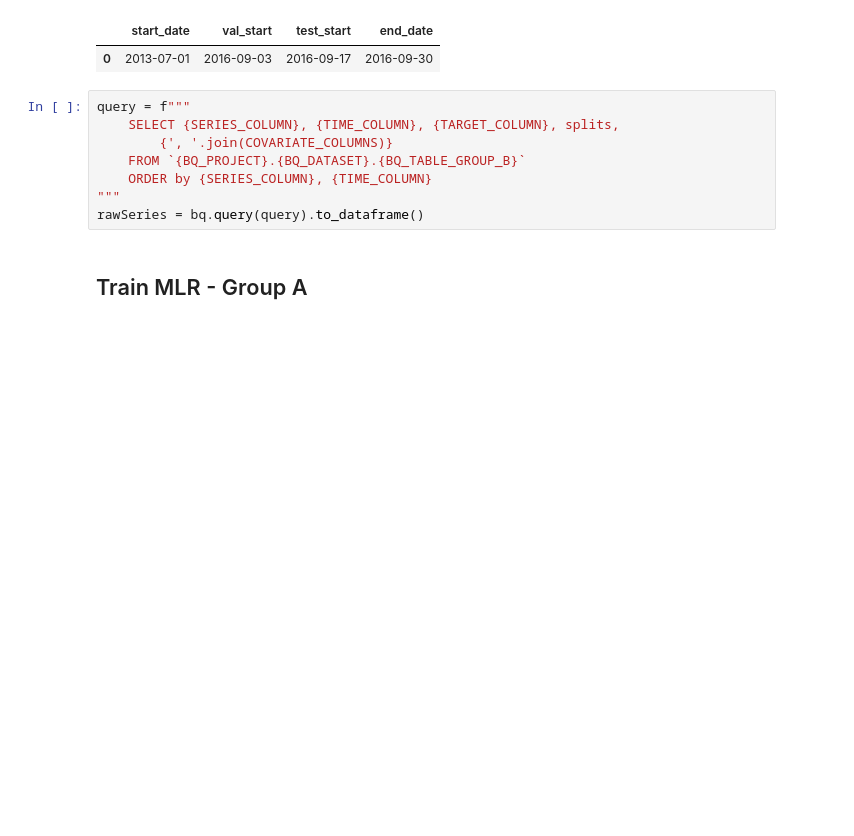
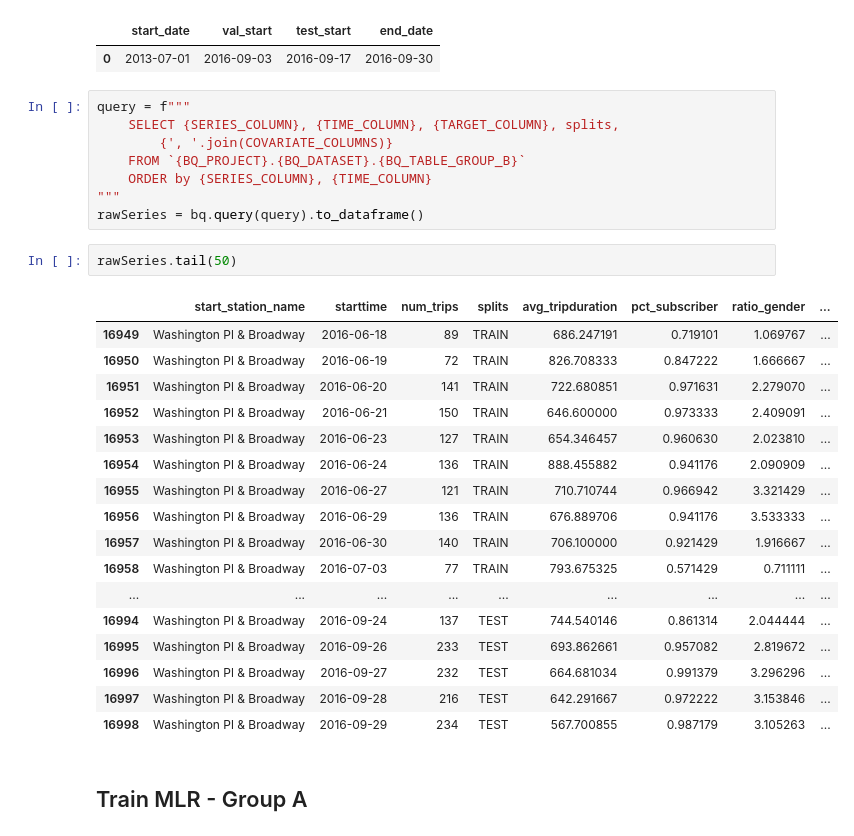
Before and after one commit to tottenjordan/vertex-forecas-repo, a Jupyter notebook: wip/causal-impact/linear-regression-group-b.ipynb, the cells around one changed output. Saved outputs shown, nothing was run; the diff lists cells and outputs as text; blank space fills up the shorter version.

```diff
--- a/wip/causal-impact/linear-regression-group-b.ipynb
+++ b/wip/causal-impact/linear-regression-group-b.ipynb
@@ -101,6 +101,26 @@ query = f"""
     ORDER by {SERIES_COLUMN}, {TIME_COLUMN}
 """
 rawSeries = bq.query(query).to_dataframe()
+# %%
+rawSeries.tail(50)
+# %% [output]
+|  | start_station_name | starttime | num_trips | splits | avg_tripduration | pct_subscriber | ratio_gender | ... |
+| 16949 | Washington Pl & Broadway | 2016-06-18 | 89 | TRAIN | 686.247191 | 0.719101 | 1.069767 | ... |
+| 16950 | Washington Pl & Broadway | 2016-06-19 | 72 | TRAIN | 826.708333 | 0.847222 | 1.666667 | ... |
+| 16951 | Washington Pl & Broadway | 2016-06-20 | 141 | TRAIN | 722.680851 | 0.971631 | 2.279070 | ... |
+| 16952 | Washington Pl & Broadway | 2016-06-21 | 150 | TRAIN | 646.600000 | 0.973333 | 2.409091 | ... |
+| 16953 | Washington Pl & Broadway | 2016-06-23 | 127 | TRAIN | 654.346457 | 0.960630 | 2.023810 | ... |
+| 16954 | Washington Pl & Broadway | 2016-06-24 | 136 | TRAIN | 888.455882 | 0.941176 | 2.090909 | ... |
+| 16955 | Washington Pl & Broadway | 2016-06-27 | 121 | TRAIN | 710.710744 | 0.966942 | 3.321429 | ... |
+| 16956 | Washington Pl & Broadway | 2016-06-29 | 136 | TRAIN | 676.889706 | 0.941176 | 3.533333 | ... |
+| 16957 | Washington Pl & Broadway | 2016-06-30 | 140 | TRAIN | 706.100000 | 0.921429 | 1.916667 | ... |
+| 16958 | Washington Pl & Broadway | 2016-07-03 | 77 | TRAIN | 793.675325 | 0.571429 | 0.711111 | ... |
+| ... | ... | ... | ... | ... | ... | ... | ... | ... |
+| 16994 | Washington Pl & Broadway | 2016-09-24 | 137 | TEST | 744.540146 | 0.861314 | 2.044444 | ... |
+| 16995 | Washington Pl & Broadway | 2016-09-26 | 233 | TEST | 693.862661 | 0.957082 | 2.819672 | ... |
+| 16996 | Washington Pl & Broadway | 2016-09-27 | 232 | TEST | 664.681034 | 0.991379 | 3.296296 | ... |
+| 16997 | Washington Pl & Broadway | 2016-09-28 | 216 | TEST | 642.291667 | 0.972222 | 3.153846 | ... |
+| 16998 | Washington Pl & Broadway | 2016-09-29 | 234 | TEST | 567.700855 | 0.987179 | 3.105263 | ... |
 # %% [markdown]
 ## Train MLR - Group A
 # %%
```
Also changed, not shown: parts of 5 cells of this notebook, 2 other files.
